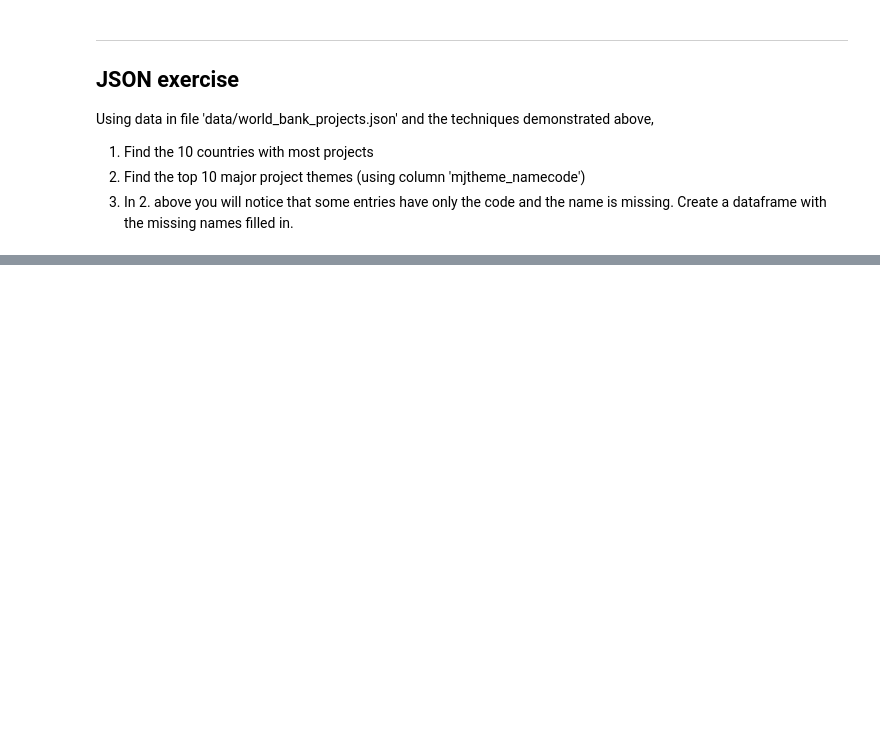
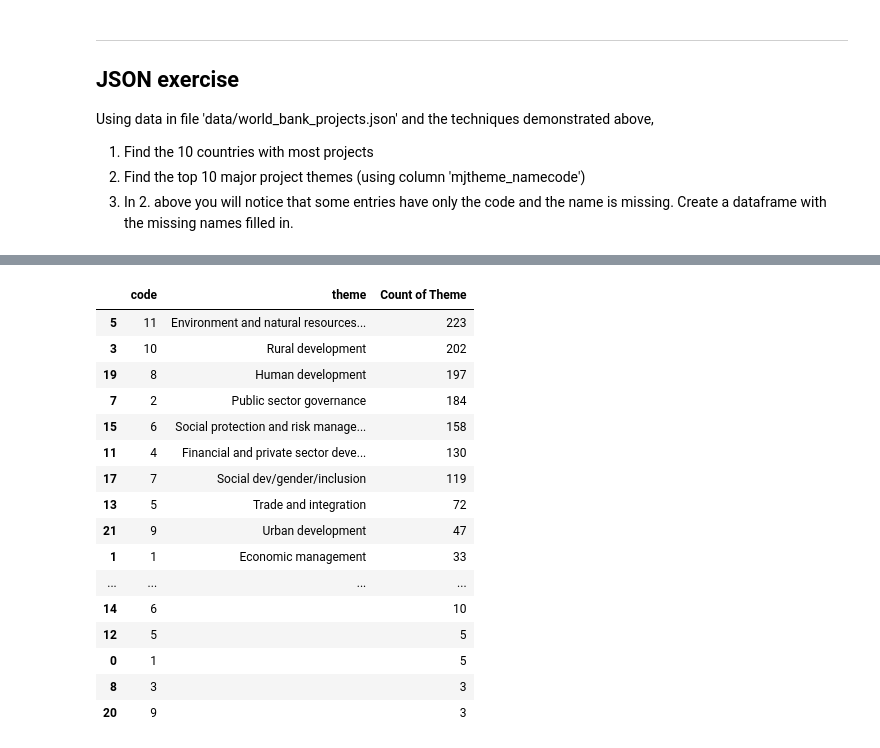
Before and after one commit to khtaho/Springboard, a Jupyter notebook: sliderule_dsi_json_exercise.ipynb, the cells around one changed output, grey strips where cells are left out. Cells and saved outputs as stored; diff of their text form; code cells hidden in the pictures; blank space fills up the shorter version.

```diff
--- a/sliderule_dsi_json_exercise.ipynb
+++ b/sliderule_dsi_json_exercise.ipynb
@@ -377,0 +193,21 @@ print(df)
+# %%
+#Here we can see that some of the code column does not have a theme associated with it.
+project_count2
+# %% [output]
+|  | code | theme | Count of Theme |
+| 5 | 11 | Environment and natural resources... | 223 |
+| 3 | 10 | Rural development | 202 |
+| 19 | 8 | Human development | 197 |
+| 7 | 2 | Public sector governance | 184 |
+| 15 | 6 | Social protection and risk manage... | 158 |
+| 11 | 4 | Financial and private sector deve... | 130 |
+| 17 | 7 | Social dev/gender/inclusion | 119 |
+| 13 | 5 | Trade and integration | 72 |
+| 21 | 9 | Urban development | 47 |
+| 1 | 1 | Economic management | 33 |
+| ... | ... | ... | ... |
+| 14 | 6 |  | 10 |
+| 12 | 5 |  | 5 |
+| 0 | 1 |  | 5 |
+| 8 | 3 |  | 3 |
+| 20 | 9 |  | 3 |
```
Also changed, not shown: parts of 27 cells of this notebook.
